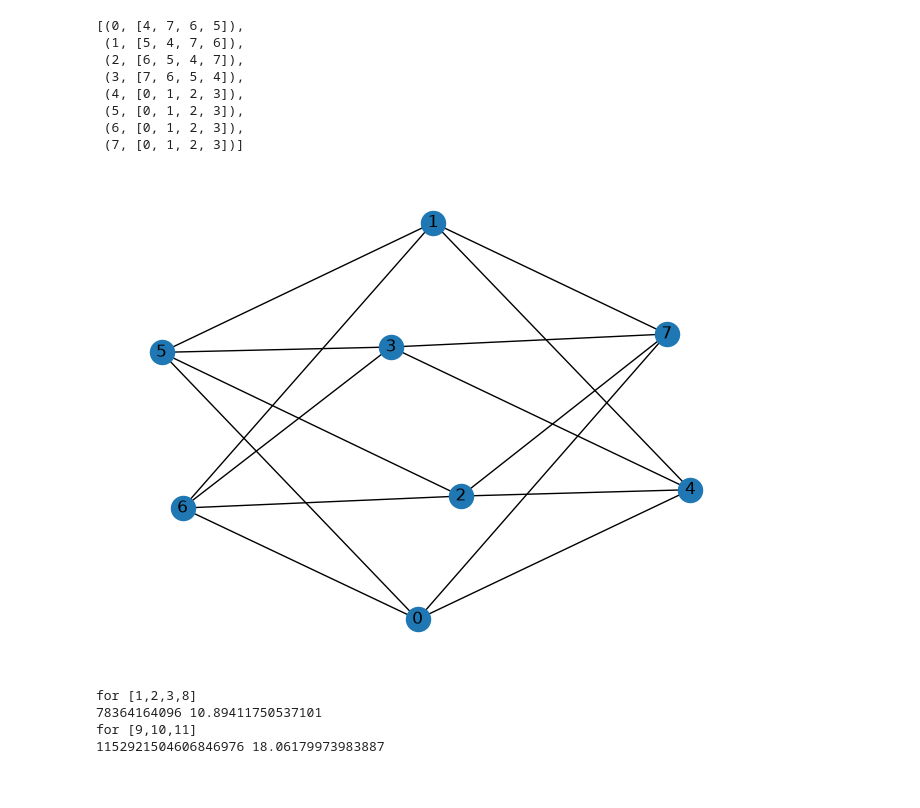
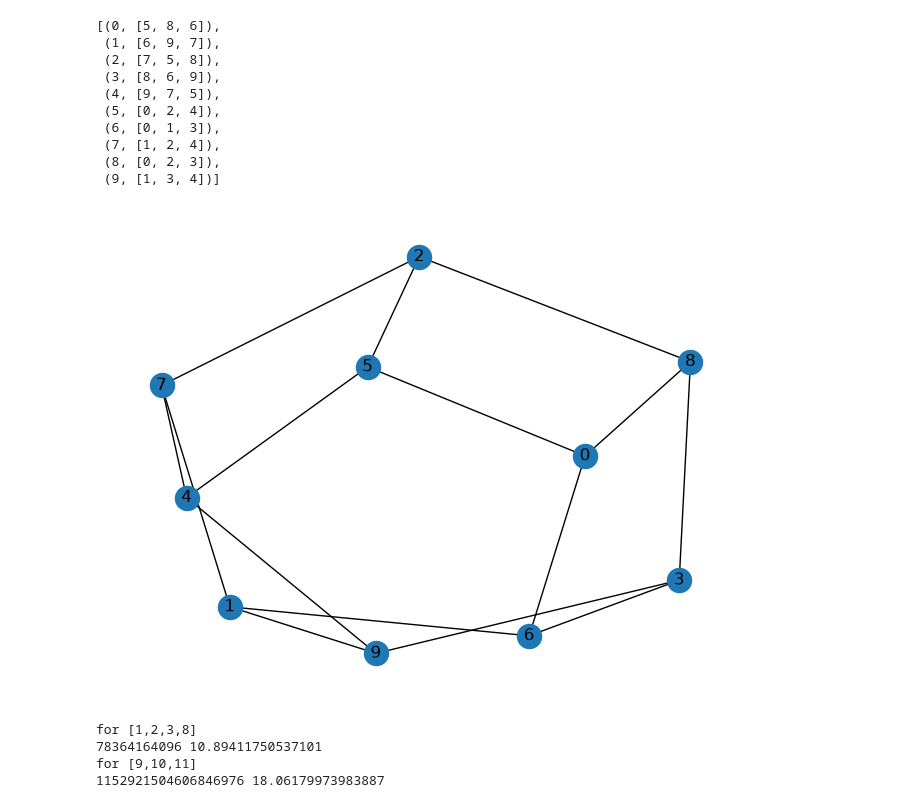
Before and after one commit to jpschmurr/Genus_RO, a Jupyter notebook: Billiard notebook.ipynb, the cells around one changed output. Drawn from its saved outputs; the diff is of its cells as text; code cells hidden in the pictures.

```diff
--- a/Billiard notebook.ipynb
+++ b/Billiard notebook.ipynb
@@ -24,25 +24,27 @@ is the length of the bracket.
 # %%
 #Good list:[1,2,4],[2,3,5],[9,10,11],[7,8,15]
 #Also try: [1,1,1,1], [1,2,3,8],[1,2,3,10],[2,5,8,9],[1,2,3,2n] for n>=4
 #Also:[3,3,3,3,3],[1,2,3,4,14],[1,2,3,4,2+3n], for n>=0
 #Also: [1,2,3,4,5,19],[1,2,3,4,5,27]
-bracket=[1, 1, 1, 5]
+bracket=[1, 2, 3, 4]
 G=make_billiard_graph_integers(bracket)
 nx.draw(G,with_labels=True)
 #print(list(G.nodes))
 #print(list(G.edges))
 #print(list(G.adjacency()))
 [(i,[n for n in G.neighbors(i)])for i in range(len(G.nodes))]
 # %% [output]
-[(0, [4, 7, 6, 5]),
- (1, [5, 4, 7, 6]),
- (2, [6, 5, 4, 7]),
- (3, [7, 6, 5, 4]),
- (4, [0, 1, 2, 3]),
- (5, [0, 1, 2, 3]),
- (6, [0, 1, 2, 3]),
- (7, [0, 1, 2, 3])]
+[(0, [5, 8, 6]),
+ (1, [6, 9, 7]),
+ (2, [7, 5, 8]),
+ (3, [8, 6, 9]),
+ (4, [9, 7, 5]),
+ (5, [0, 2, 4]),
+ (6, [0, 1, 3]),
+ (7, [1, 2, 4]),
+ (8, [0, 2, 3]),
+ (9, [1, 3, 4])]
-[figure, old version]
+[figure, new version]
 # %%
 print("for [1,2,3,8]")
 
```
Also changed, not shown: 6 other files.
